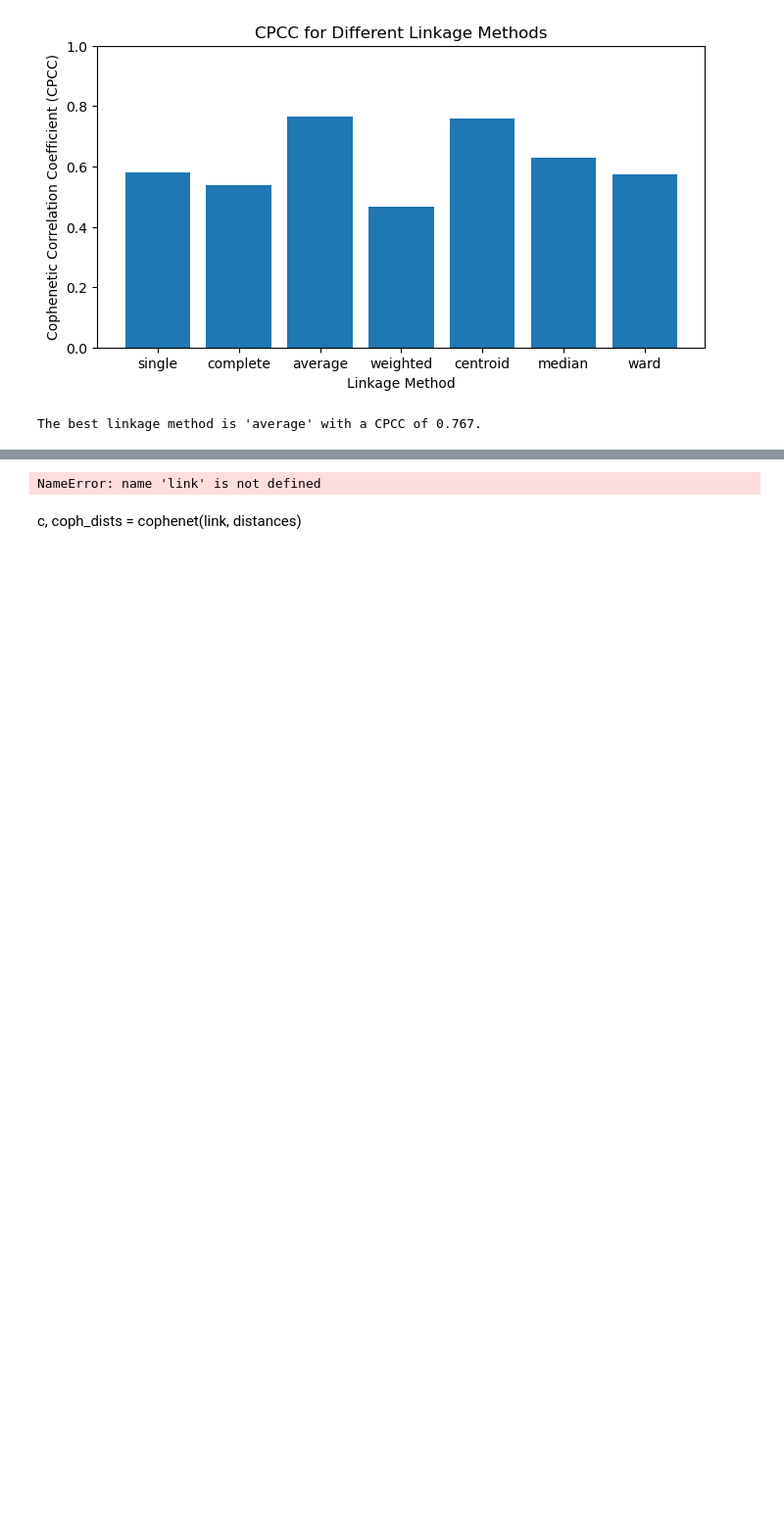
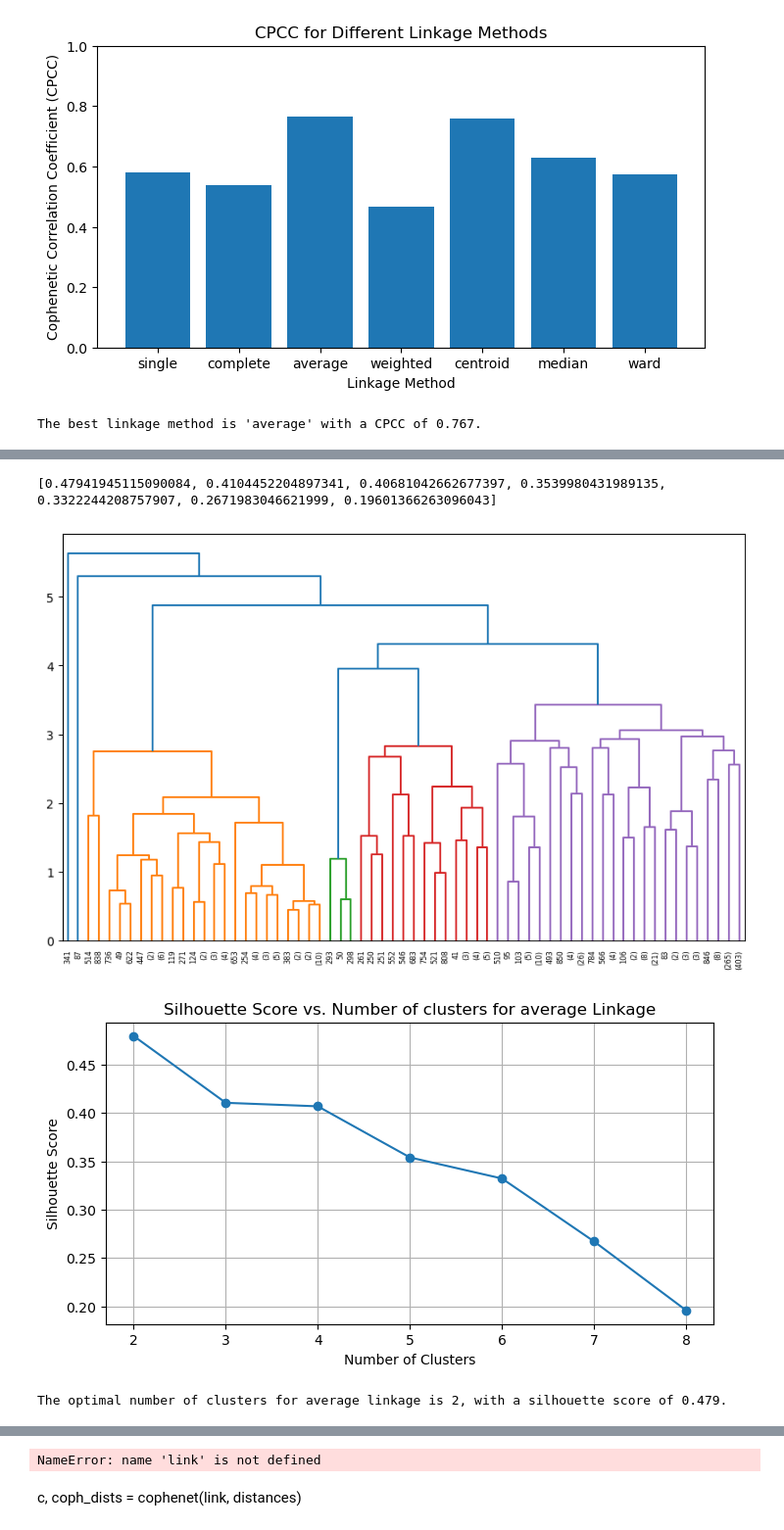
Before and after one commit to Luke-zm/Completed-Data-Courses-for-Masters, a Jupyter notebook: IND5003/take_home_exam/IND5003_THE_ZHONG_ZHIMING.ipynb, the cells around one changed output, grey strips where cells are left out. Shown at 98% size. Saved outputs shown, nothing was run; the diff lists cells and outputs as text; code cells hidden in the pictures; blank space fills up the shorter version.

```diff
--- a/IND5003/take_home_exam/IND5003_THE_ZHONG_ZHIMING.ipynb
+++ b/IND5003/take_home_exam/IND5003_THE_ZHONG_ZHIMING.ipynb
@@ -222,0 +228,46 @@ The best linkage method is 'average' with a CPCC of 0.767.
+# %%
+# Define the chosen linkage method
+chosen_linkage = 'average'
+
+# Perform hierarchical clustering
+link_mat = linkage(cond_dist_mat, method=chosen_linkage)
+
+# # Create a dendrogram
+# plt.figure(figsize=(10, 6))
+# dendrogram_dict = dendrogram(link_mat, p = 8, truncate_mode='level')
+# Create a dendrogram with annotations for the number of clusters
+plt.figure(figsize=(10, 6))
+dendrogram_dict = dendrogram(link_mat, p=8, labels=range(1, len(clus_ss)+1), truncate_mode='level', count_sort=True)
+# Define a range of cluster numbers to consider
+cluster_range = range(2, 9)
+
+# Lists to store silhouette scores
+silhouette_scores = []
+
+# Calculate silhouette scores for different numbers of clusters
+for n_clusters in cluster_range:
+    cluster_labels = fcluster(link_mat, t=n_clusters, criterion='maxclust')
+
+    # Calculate silhouette score
+    silhouette_avg = silhouette_score(clus_ss, cluster_labels)
+    silhouette_scores.append(silhouette_avg)
+
+print(silhouette_scores)
+# Plot silhouette scores according to dendrogram level
+plt.figure(figsize=(8, 4))
+# plt.plot(dendrogram_dict['icoord'], silhouette_scores, marker='o', linestyle='-', markersize=6)
+plt.plot(cluster_range, silhouette_scores, marker='o', linestyle='-')
+plt.xlabel('Number of Clusters')
+plt.ylabel('Silhouette Score')
+plt.title(f'Silhouette Score vs. Number of clusters for {chosen_linkage} Linkage')
+plt.grid(True)
+plt.show()
+
+# Select the number of clusters that maximizes the silhouette score
+optimal_num_clusters = cluster_range[np.argmax(silhouette_scores)]
+print(f"The optimal number of clusters for {chosen_linkage} linkage is {optimal_num_clusters}, with a silhouette score of {max(silhouette_scores):.3f}.")
+# %% [output]
+[0.47941945115090084, 0.4104452204897341, 0.40681042662677397, 0.3539980431989135, 0.3322244208757907, 0.2671983046621999, 0.19601366263096043]
+[figure, added]
+[figure, added]
+The optimal number of clusters for average linkage is 2, with a silhouette score of 0.479.
```
Also changed, not shown: parts of 8 cells of this notebook.
